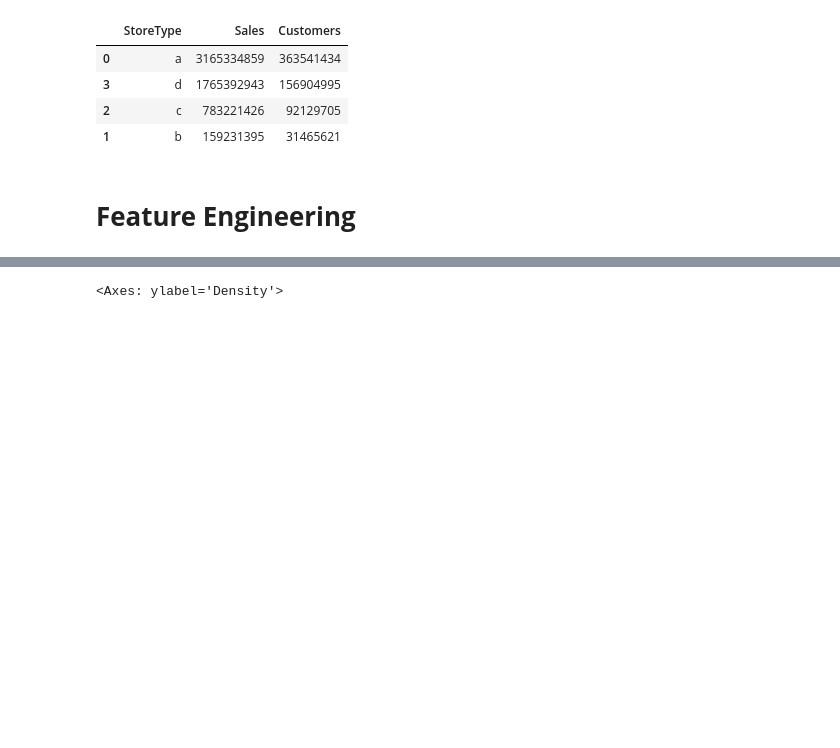
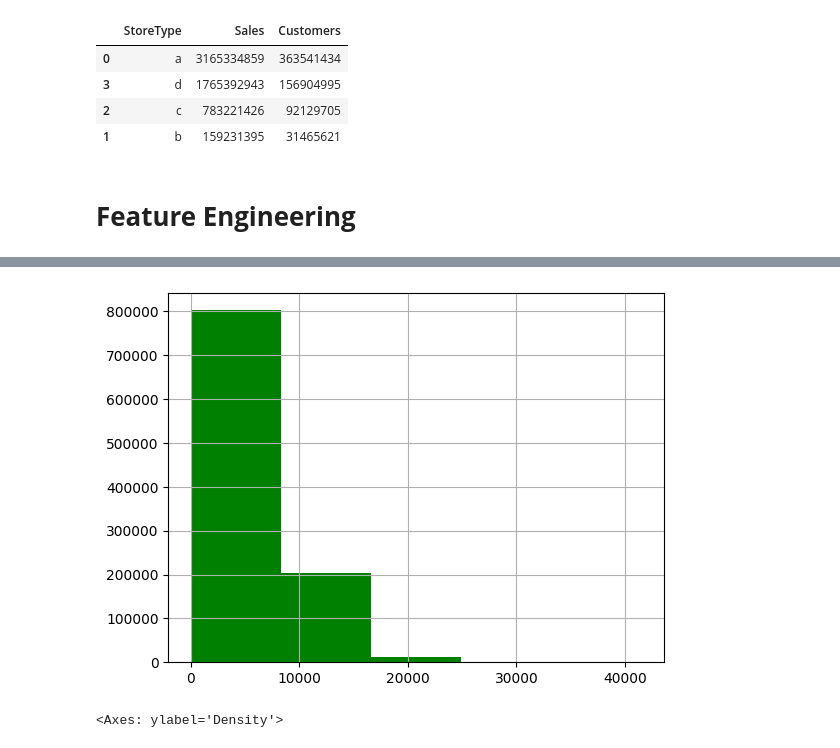
Before and after one commit to ankit-chuahan/rossman_sales_analysis__, a Jupyter notebook: ml_end_term_ankit.ipynb, the cells around one changed output, grey strips where cells are left out. Saved outputs shown, nothing was run; the diff lists cells and outputs as text; code cells hidden in the pictures; blank space fills up the shorter version.

```diff
--- a/ml_end_term_ankit.ipynb
+++ b/ml_end_term_ankit.ipynb
@@ -523,3 +535,9 @@ store_type
+# %%
+# Create a histogram of the 'Sales' column from the DataFrame 'total_df'.
+pd.Series(new_df['Sales'],).hist(bins=5, color="green")
+plt.show()
+# %% [output]
+[figure, added]
 # %%
 #distribution plot of Sales, as expected positively skewed
 sns.distplot(x=df['Sales'])
```
Also changed, not shown: parts of 23 cells of this notebook.
